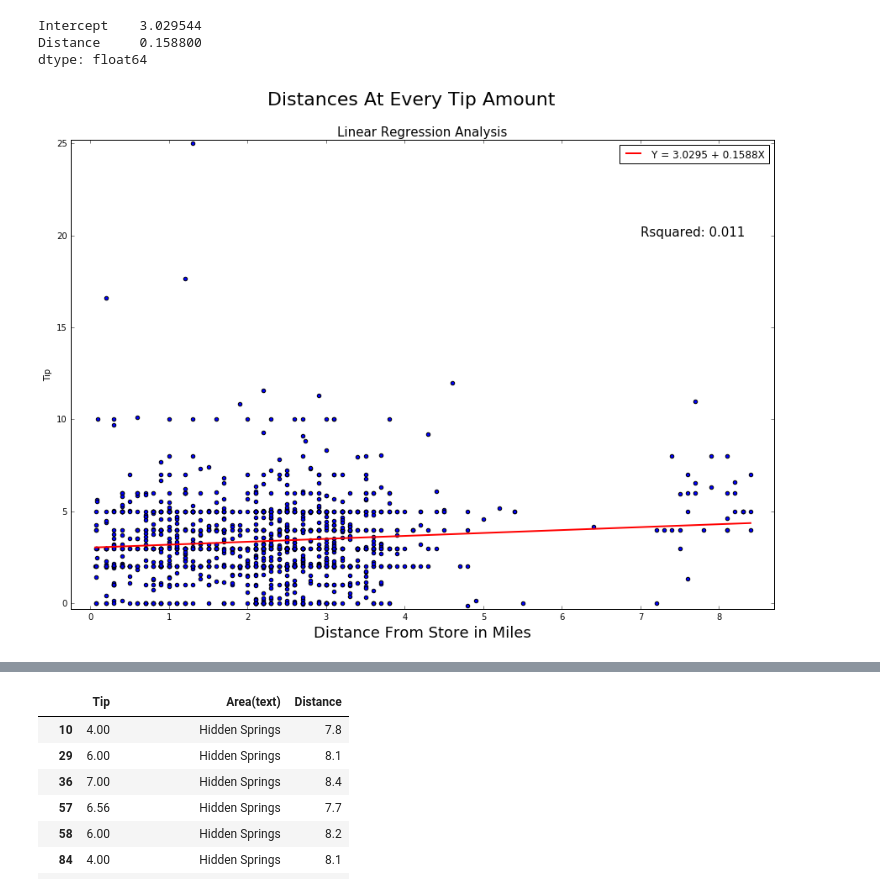
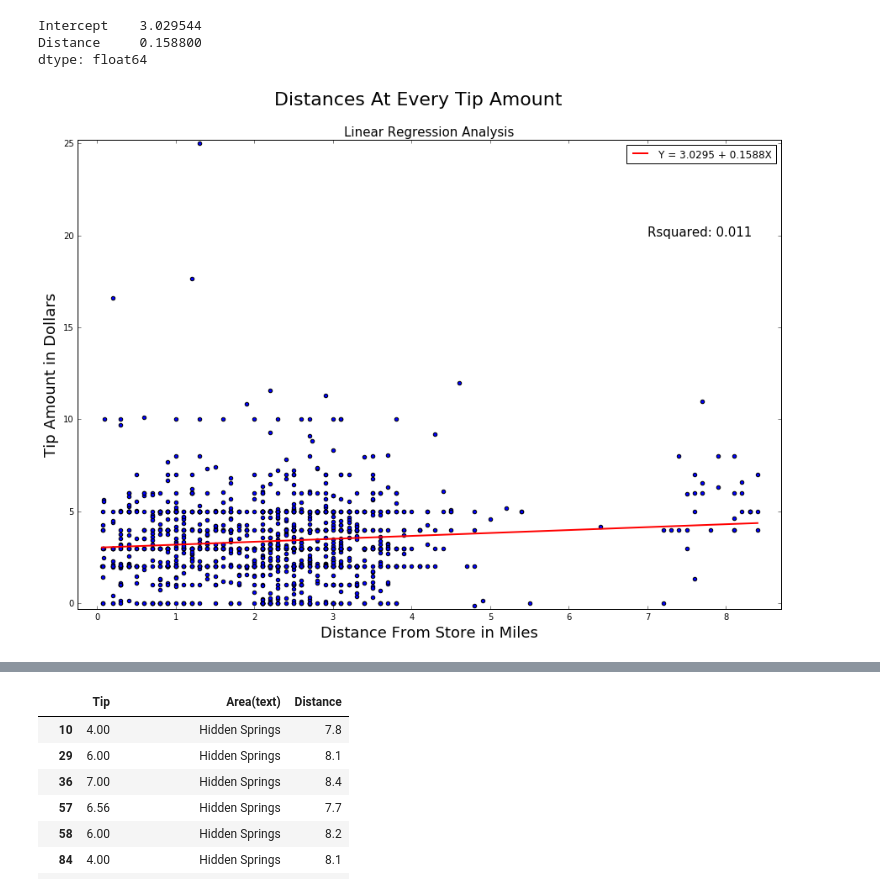
Before and after one commit to angelddaz/pizza_delivery, a Jupyter notebook: 001_pizza_jupyter_notebook.ipynb, the cells around one changed output, grey strips where cells are left out. Saved outputs shown, nothing was run; the diff lists cells and outputs as text; code cells hidden in the pictures.

```diff
--- a/001_pizza_jupyter_notebook.ipynb
+++ b/001_pizza_jupyter_notebook.ipynb
@@ -46,28 +46,28 @@ dtype: float64
 # %%
 X_new = pd.DataFrame({'Distance': [stats.Distance.min(), stats.Distance.max()]})
 X_new.head()
 #making the line with our observed distances
 preds = lm.predict(add_constant(X_new), transform=False)
 #plotting our scatter plot
 ax1 = stats.plot(kind='scatter', x='Distance', y='Tip')
 
 #Making it pretty
 ax1.text(7, 20, r'Rsquared: 0.011', fontsize=15)
-pl.xlabel('Tip Amount in Dollars', fontsize=18)
+pl.ylabel('Tip Amount in Dollars', fontsize=18)
 pl.xlabel('Distance From Store in Miles', fontsize=18)
 pl.xlim(-0.25, 8.7)
 pl.ylim(-0.30, 25.2)
 pl.suptitle('Distances At Every Tip Amount', fontsize=22)
 pl.title('Linear Regression Analysis',fontsize=15)
 pl.rcParams['figure.figsize'] = (15, 10)
 #plotting our line
 ax2 = pl.plot(X_new,preds, c='red', linewidth=2)
 pl.legend(ax2, ('Y = 3.0295 + 0.1588X',), loc='best')
 
 
 pl.show()
 # %% [output]
-[figure, old version]
+[figure, new version]
 # %%
 print lm.summary()
 # %% [output]
```
Also changed, not shown: parts of 3 cells of this notebook.
